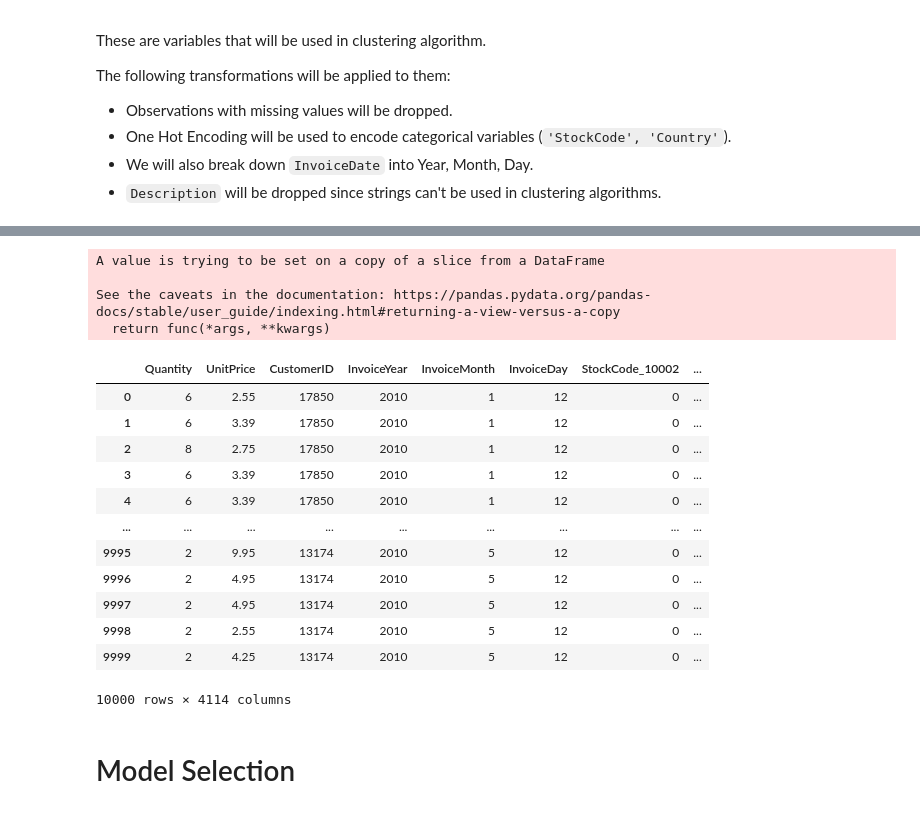
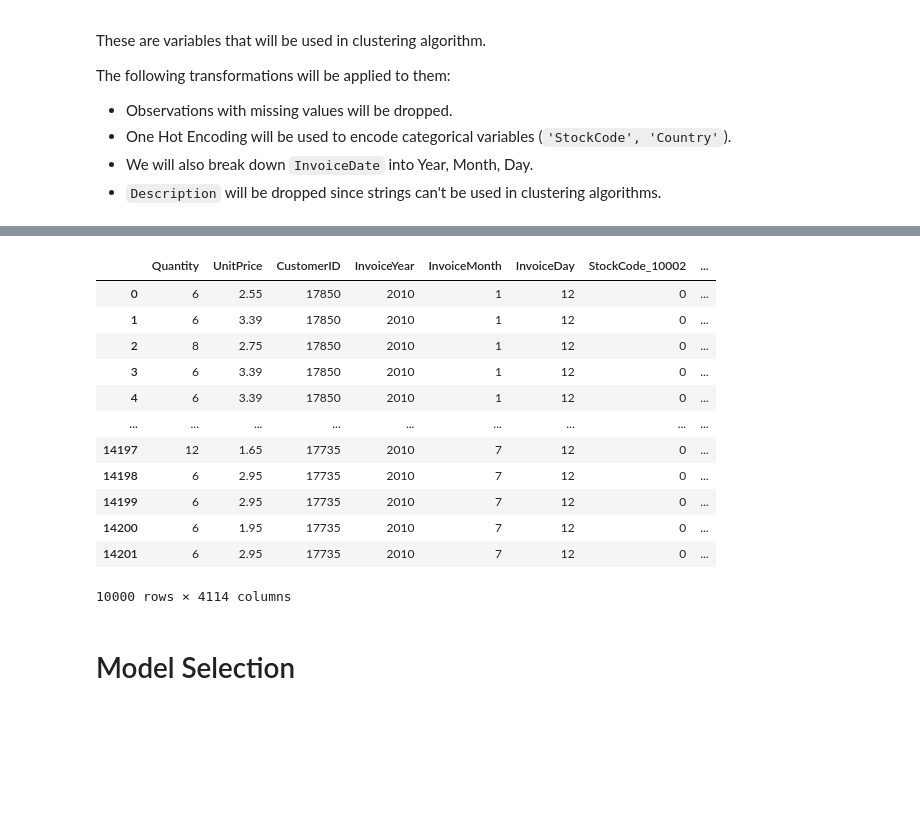
Before and after one commit to nastiag67/online-retail-clustering, a Jupyter notebook: README.ipynb, the cells around one changed output, grey strips where cells are left out. Cells and saved outputs as stored; diff of their text form; code cells hidden in the pictures; blank space fills up the shorter version.

Commit message:
resolved profiling and clustering df dependency

```diff
--- a/README.ipynb
+++ b/README.ipynb
@@ -151,27 +164,21 @@ df_clustering
 # %%
-df1.dropna(inplace=True)
+df_clustering.dropna(inplace=True)
-# %% [output]
-A value is trying to be set on a copy of a slice from a DataFrame
-
-See the caveats in the documentation: https://pandas.pydata.org/pandas-docs/stable/user_guide/indexing.html#returning-a-view-versus-a-copy
-  return func(*args, **kwargs)
 # %%
-df1 = data.get_transformed()
-df1 = df1.iloc[:10000, :]
-df1
+df_clustering = df_clustering.iloc[:10000, :]
+df_clustering
 # %% [output]
 |  | Quantity | UnitPrice | CustomerID | InvoiceYear | InvoiceMonth | InvoiceDay | StockCode_10002 | ... |
 | 0 | 6 | 2.55 | 17850 | 2010 | 1 | 12 | 0 | ... |
 | 1 | 6 | 3.39 | 17850 | 2010 | 1 | 12 | 0 | ... |
 | 2 | 8 | 2.75 | 17850 | 2010 | 1 | 12 | 0 | ... |
 | 3 | 6 | 3.39 | 17850 | 2010 | 1 | 12 | 0 | ... |
 | 4 | 6 | 3.39 | 17850 | 2010 | 1 | 12 | 0 | ... |
 | ... | ... | ... | ... | ... | ... | ... | ... | ... |
-| 9995 | 2 | 9.95 | 13174 | 2010 | 5 | 12 | 0 | ... |
-| 9996 | 2 | 4.95 | 13174 | 2010 | 5 | 12 | 0 | ... |
-| 9997 | 2 | 4.95 | 13174 | 2010 | 5 | 12 | 0 | ... |
-| 9998 | 2 | 2.55 | 13174 | 2010 | 5 | 12 | 0 | ... |
-| 9999 | 2 | 4.25 | 13174 | 2010 | 5 | 12 | 0 | ... |
+| 14197 | 12 | 1.65 | 17735 | 2010 | 7 | 12 | 0 | ... |
+| 14198 | 6 | 2.95 | 17735 | 2010 | 7 | 12 | 0 | ... |
+| 14199 | 6 | 2.95 | 17735 | 2010 | 7 | 12 | 0 | ... |
+| 14200 | 6 | 1.95 | 17735 | 2010 | 7 | 12 | 0 | ... |
+| 14201 | 6 | 2.95 | 17735 | 2010 | 7 | 12 | 0 | ... |
 10000 rows × 4114 columns
 # %% [markdown]
 # Model Selection
```
Also changed, not shown: parts of 7 cells of this notebook, 1 other file.
